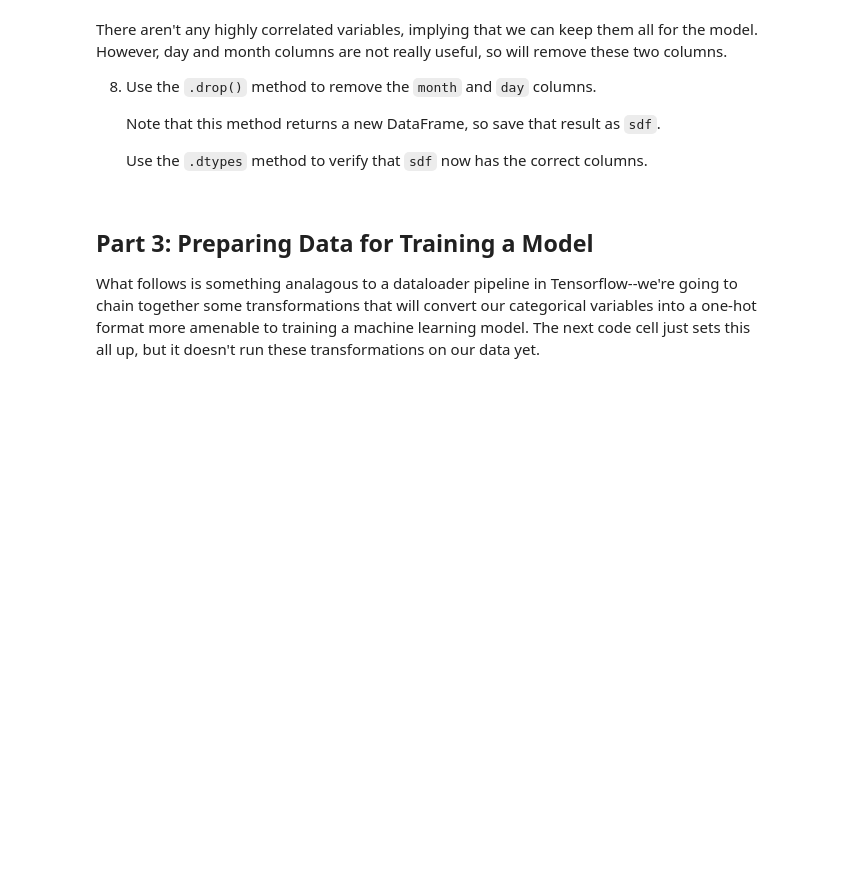
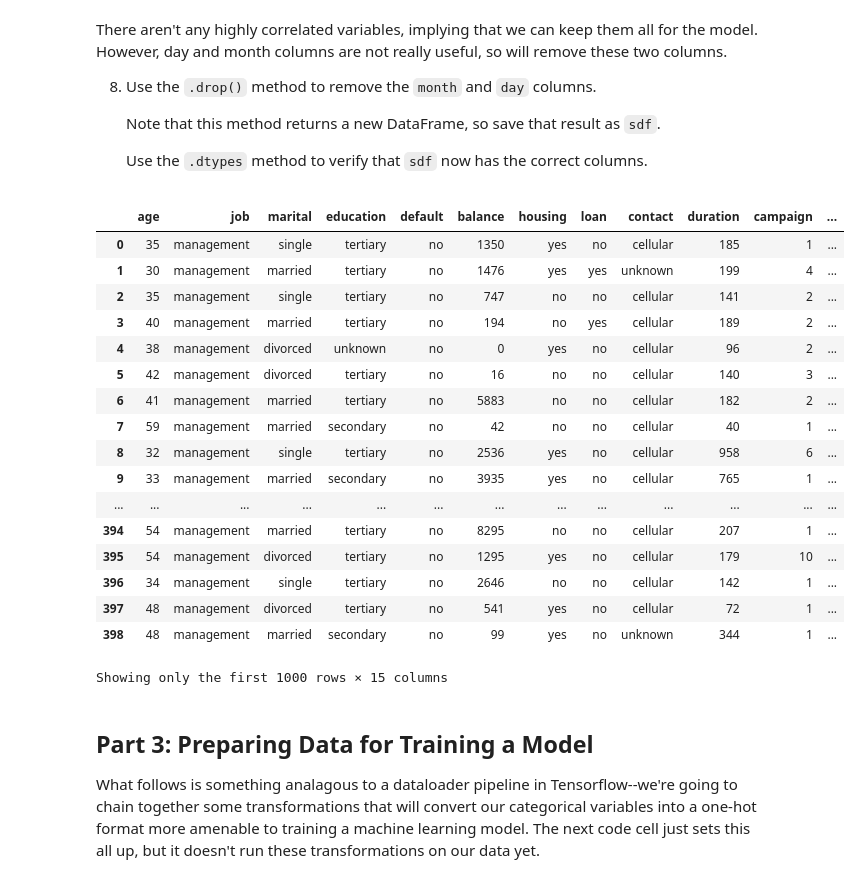
Before and after one commit to tthoraldson/FourthBrain, a Jupyter notebook: assignments/week-05-big-data/nb/subscription-prediction.ipynb, the cells around one changed output. Cells and saved outputs as stored; diff of their text form; code cells hidden in the pictures; blank space fills up the shorter version.

Commit message:
completed week 5 assignment, used colab

```diff
--- a/assignments/week-05-big-data/nb/subscription-prediction.ipynb
+++ b/assignments/week-05-big-data/nb/subscription-prediction.ipynb
@@ -107,8 +205,9 @@ We will use the direct marketing campaigns (phone calls) of a Portuguese banking
 1. Load data from its source by specifying the data format and path; then check out the schemas.
 # %%
 read_format = 'delta'
-load_path = '/tmp/delta/bank-4k/'
+load_path = '/tmp/delta/bank-4k/' # does not work in colab
+temp = '/databricks/driver/tmp/delta/bank-4k/'
 
-df = spark.read.format(read_format).load(load_path)
+df = spark.read.format(read_format).load(temp)
 
 df.printSchema()
@@ -184,3 +366,24 @@ There aren't any highly correlated variables, implying that we can keep them all
+# %%
+psdf.drop(['month', 'day'], axis=1)
+# %% [output]
+|  | age | job | marital | education | default | balance | housing | loan | contact | duration | campaign | ... |
+| 0 | 35 | management | single | tertiary | no | 1350 | yes | no | cellular | 185 | 1 | ... |
+| 1 | 30 | management | married | tertiary | no | 1476 | yes | yes | unknown | 199 | 4 | ... |
+| 2 | 35 | management | single | tertiary | no | 747 | no | no | cellular | 141 | 2 | ... |
+| 3 | 40 | management | married | tertiary | no | 194 | no | yes | cellular | 189 | 2 | ... |
+| 4 | 38 | management | divorced | unknown | no | 0 | yes | no | cellular | 96 | 2 | ... |
+| 5 | 42 | management | divorced | tertiary | no | 16 | no | no | cellular | 140 | 3 | ... |
+| 6 | 41 | management | married | tertiary | no | 5883 | no | no | cellular | 182 | 2 | ... |
+| 7 | 59 | management | married | secondary | no | 42 | no | no | cellular | 40 | 1 | ... |
+| 8 | 32 | management | single | tertiary | no | 2536 | yes | no | cellular | 958 | 6 | ... |
+| 9 | 33 | management | married | secondary | no | 3935 | yes | no | cellular | 765 | 1 | ... |
+| ... | ... | ... | ... | ... | ... | ... | ... | ... | ... | ... | ... | ... |
+| 394 | 54 | management | married | tertiary | no | 8295 | no | no | cellular | 207 | 1 | ... |
+| 395 | 54 | management | divorced | tertiary | no | 1295 | yes | no | cellular | 179 | 10 | ... |
+| 396 | 34 | management | single | tertiary | no | 2646 | no | no | cellular | 142 | 1 | ... |
+| 397 | 48 | management | divorced | tertiary | no | 541 | yes | no | cellular | 72 | 1 | ... |
+| 398 | 48 | management | married | secondary | no | 99 | yes | no | unknown | 344 | 1 | ... |
+Showing only the first 1000 rows × 15 columns
 # %% [markdown]
 ## Part 3: Preparing Data for Training a Model
 
```
Also changed, not shown: parts of 44 cells of this notebook.
